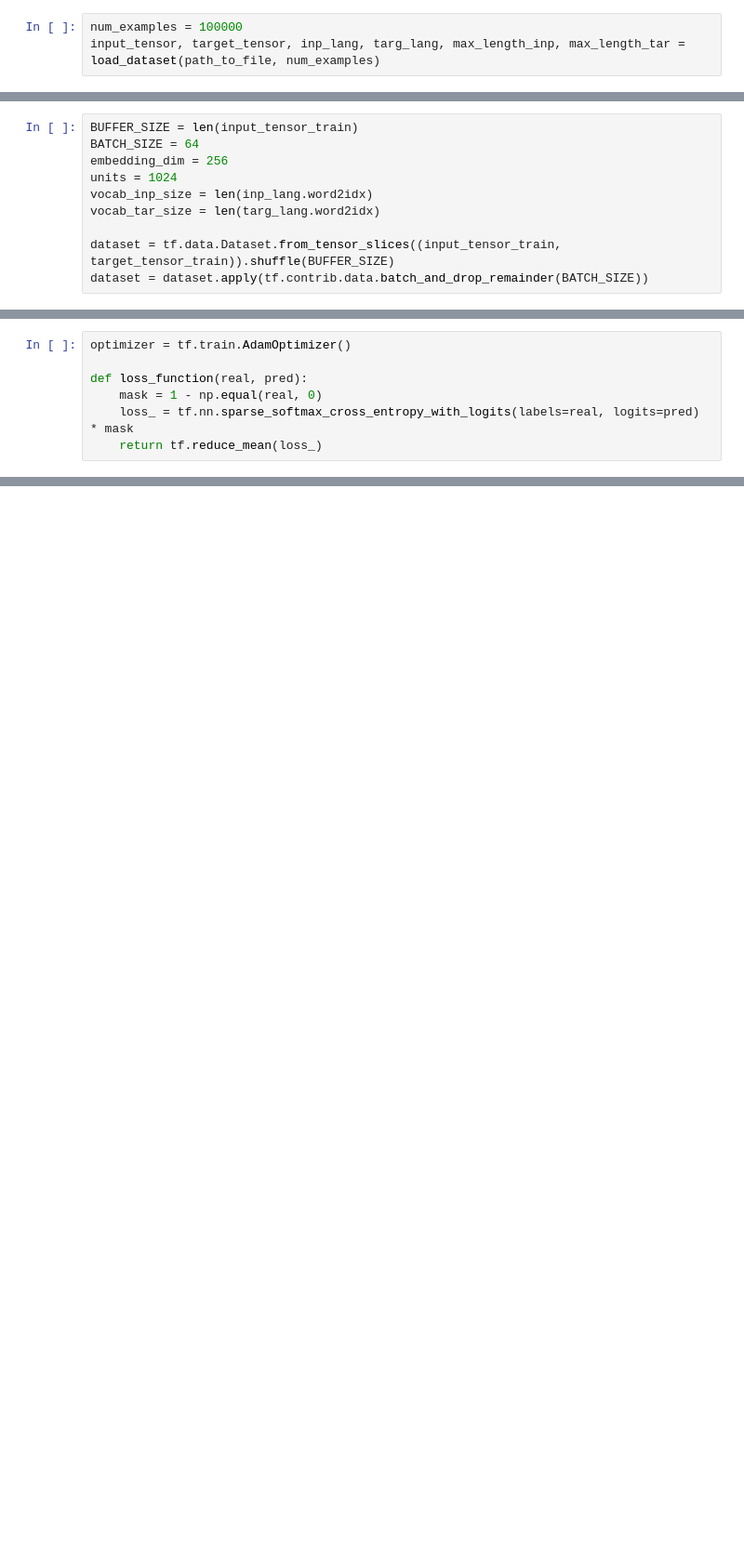
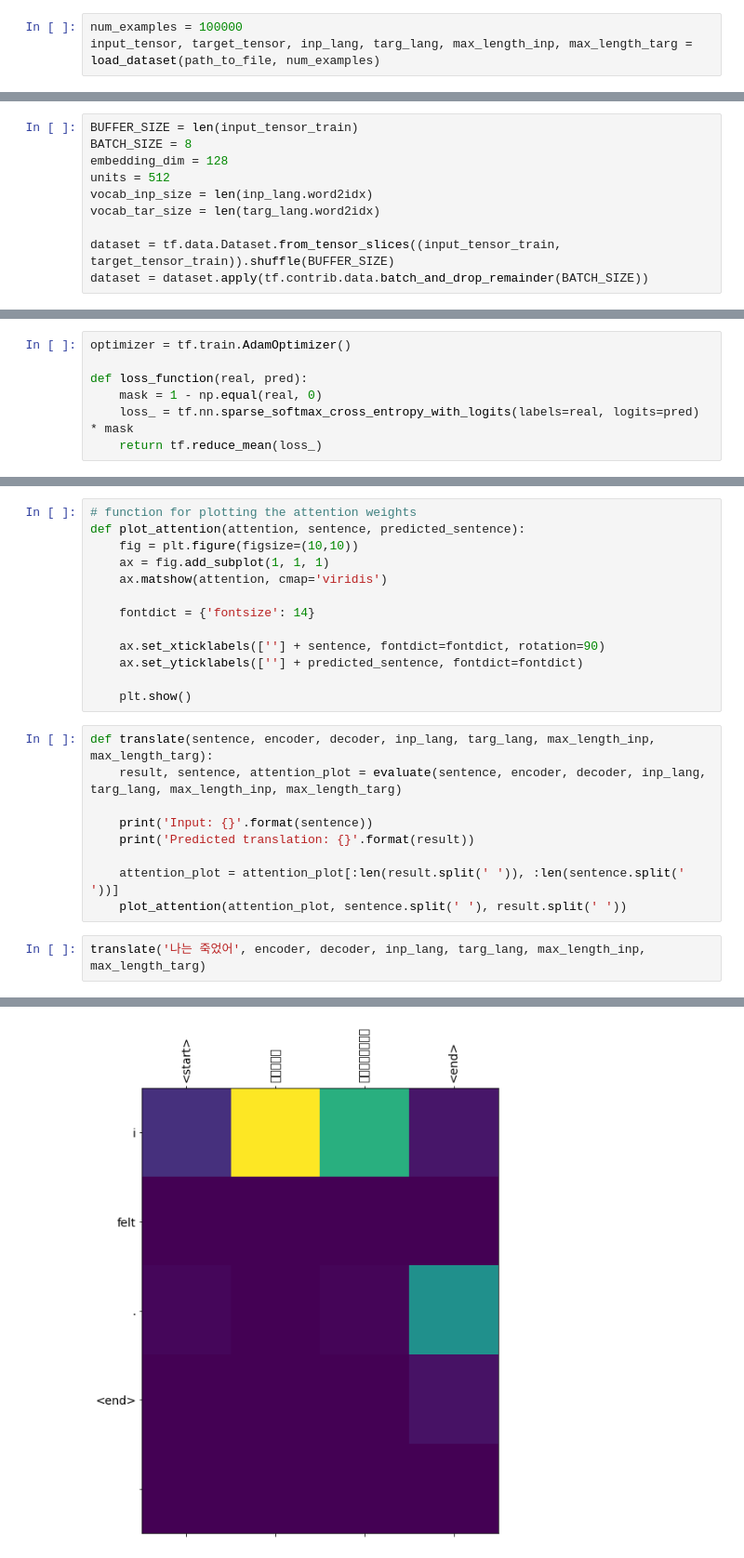
Before and after one commit to tenjumh/AI_Project, a Jupyter notebook: Attention_model/Attention_model_and_translation.ipynb, the cells around one changed output, grey strips where cells are left out. Shown at 93% size. Saved outputs shown, nothing was run; the diff lists cells and outputs as text; blank space fills up the shorter version.

Commit message:
Pratics Attention Translation

```diff
--- a/Attention_model/Attention_model_and_translation.ipynb
+++ b/Attention_model/Attention_model_and_translation.ipynb
@@ -262,7 +266,7 @@ def load_dataset(path, num_examples):
 - 100000문장 데이터셋을 훈련하는데 시간이 오래 걸리는 30000문장만으로 훈련(속도는 증가하나 번역품질은 떨어짐)
 # %%
 num_examples = 100000
-input_tensor, target_tensor, inp_lang, targ_lang, max_length_inp, max_length_tar = load_dataset(path_to_file, num_examples)
+input_tensor, target_tensor, inp_lang, targ_lang, max_length_inp, max_length_targ = load_dataset(path_to_file, num_examples)
 # %% [output]
 <start> go . <end>
 <start> 가 . <end>
@@ -291,8 +302,8 @@ len(input_tensor_train), len(target_tensor_train), len(input_tensor_val), len(ta
 # %%
 BUFFER_SIZE = len(input_tensor_train)
-BATCH_SIZE = 64
-embedding_dim = 256
-units = 1024
+BATCH_SIZE = 8
+embedding_dim = 128
+units = 512
 vocab_inp_size = len(inp_lang.word2idx)
 vocab_tar_size = len(targ_lang.word2idx)
 
@@ -445,0 +560,25 @@ ResourceExhaustedError: OOM when allocating tensor with shape[1024,1024] and typ
+# %%
+# function for plotting the attention weights
+def plot_attention(attention, sentence, predicted_sentence):
+    fig = plt.figure(figsize=(10,10))
+    ax = fig.add_subplot(1, 1, 1)
+    ax.matshow(attention, cmap='viridis')
+
+    fontdict = {'fontsize': 14}
+
+    ax.set_xticklabels([''] + sentence, fontdict=fontdict, rotation=90)
+    ax.set_yticklabels([''] + predicted_sentence, fontdict=fontdict)
+
+    plt.show()
+# %%
+def translate(sentence, encoder, decoder, inp_lang, targ_lang, max_length_inp, max_length_targ):
+    result, sentence, attention_plot = evaluate(sentence, encoder, decoder, inp_lang, targ_lang, max_length_inp, max_length_targ)
+
+    print('Input: {}'.format(sentence))
+    print('Predicted translation: {}'.format(result))
+
+    attention_plot = attention_plot[:len(result.split(' ')), :len(sentence.split(' '))]
+    plot_attention(attention_plot, sentence.split(' '), result.split(' '))
+# %%
+translate('나는 죽었어', encoder, decoder, inp_lang, targ_lang, max_length_inp, max_length_targ)
+# %% [output]
@@ -445,0 +588 @@ ResourceExhaustedError: OOM when allocating tensor with shape[1024,1024] and typ
+[figure, added]
```
Also changed, not shown: parts of 11 cells of this notebook.
